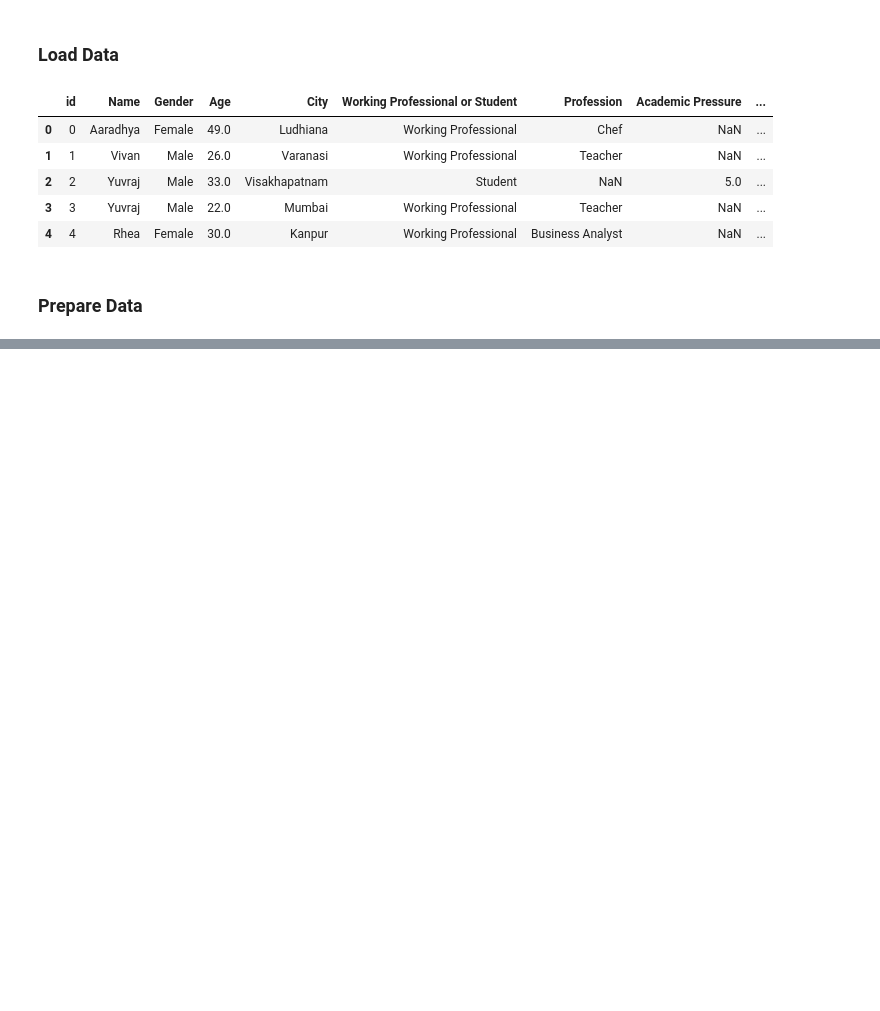
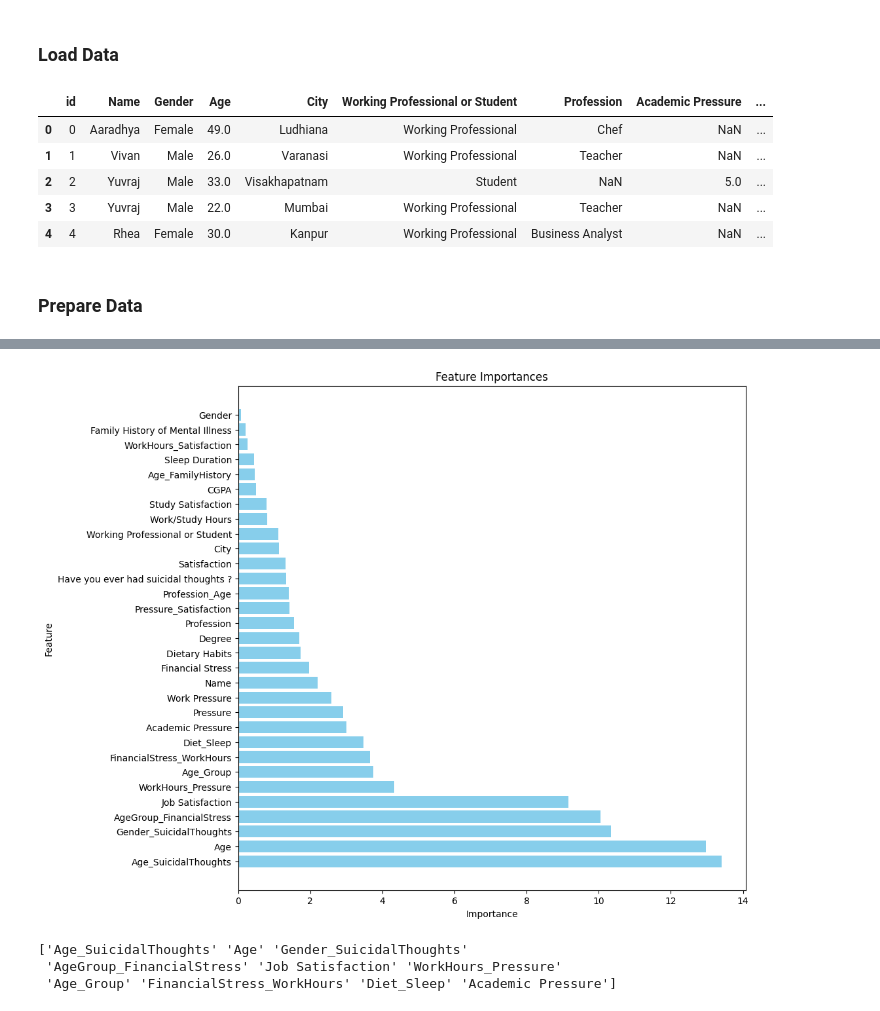
Before and after one commit to ypj95/kc_mental_health2024, a Jupyter notebook: notebooks/cat_boost.ipynb, the cells around one changed output, grey strips where cells are left out. Saved outputs shown, nothing was run; the diff lists cells and outputs as text; code cells hidden in the pictures; blank space fills up the shorter version.

```diff
--- a/notebooks/cat_boost.ipynb
+++ b/notebooks/cat_boost.ipynb
@@ -181,22 +358,33 @@ MetricVisualizer(layout=Layout(align_self='stretch', height='500px'))
 # %%
 # Get feature importances
 feature_importances = model.get_feature_importance(prettified=True)
 # Plot feature importances
 import matplotlib.pyplot as plt
 
 plt.figure(figsize=(10, 10))
 
 plt.barh(
     feature_importances['Feature Id'],
     feature_importances['Importances'],
     color='skyblue'
 )
 
 plt.xlabel('Importance')
 plt.ylabel('Feature')
 plt.title('Feature Importances')
 
 plt.show()
+
+
+#select top 10 features
+top_features = feature_importances['Feature Id'][:10].values
+
+print(top_features)
+# %% [output]
+[figure, added]
+['Age_SuicidalThoughts' 'Age' 'Gender_SuicidalThoughts'
+ 'AgeGroup_FinancialStress' 'Job Satisfaction' 'WorkHours_Pressure'
+ 'Age_Group' 'FinancialStress_WorkHours' 'Diet_Sleep' 'Academic Pressure']
 # %%
 # Save predictions
 submission = pd.read_csv(path_data / "sample_submission.csv")
```
Also changed, not shown: parts of 8 cells of this notebook, 4 other files.
